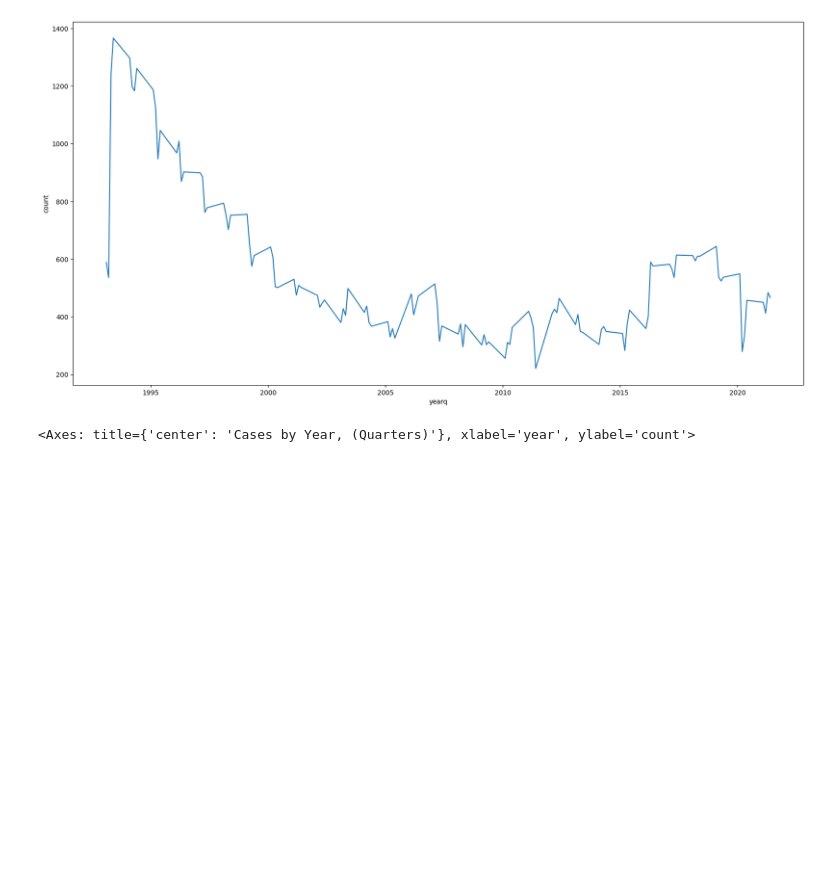
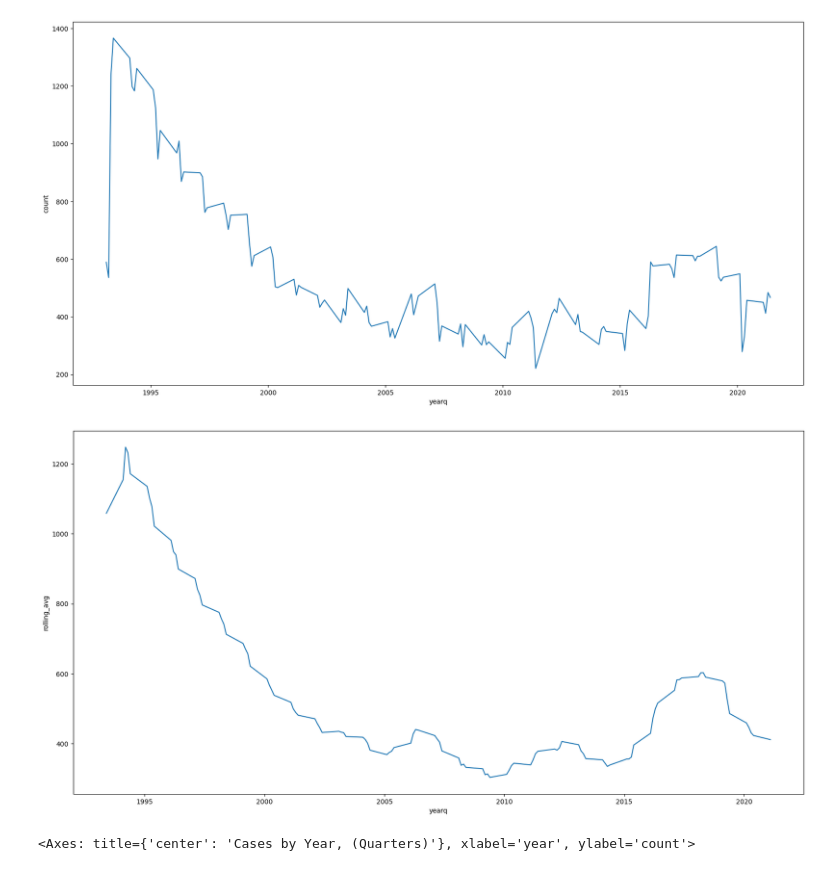
Before and after one commit to MarcusO17/NCVS2022Analysis, a Jupyter notebook: TimeSeriesAnalysis.ipynb, the cells around one changed output. Cells and saved outputs as stored; diff of their text form; code cells hidden in the pictures; blank space fills up the shorter version.

Commit message:
added more graphs

```diff
--- a/TimeSeriesAnalysis.ipynb
+++ b/TimeSeriesAnalysis.ipynb
@@ -66,6 +66,19 @@ sns.lineplot(data=time_df, x='yearq', y='count')
 # %% [output]
 <Axes: xlabel='yearq', ylabel='count'>
 [figure]
+# %%
+
+time_df = df['yearq'].value_counts().reset_index()
+time_df = time_df.sort_values(by='yearq')  # Sort the dataframe by the 'index' column (yearq) for plotting
+
+# Calculate rolling average with a window size of 3 (adjust as needed)
+time_df['rolling_avg'] = time_df['count'].rolling(window=7, center=True).mean()
+
+plt.figure(figsize=(20, 10))
+sns.lineplot(data=time_df, x='yearq', y='rolling_avg')
+plt.show()
+# %% [output]
+[figure, added]
 # %%
 plt.figure(figsize=(20,10))
 plt.title('Cases by Year, (Quarters)')
```
Also changed, not shown: parts of 4 cells of this notebook.
